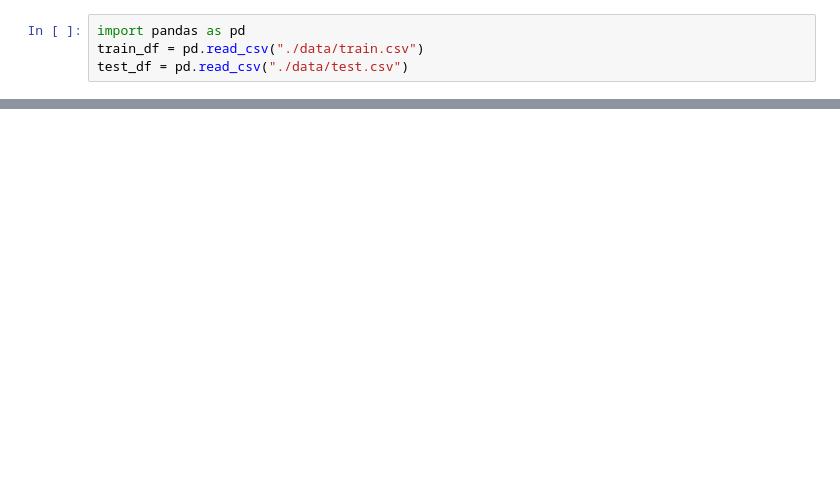
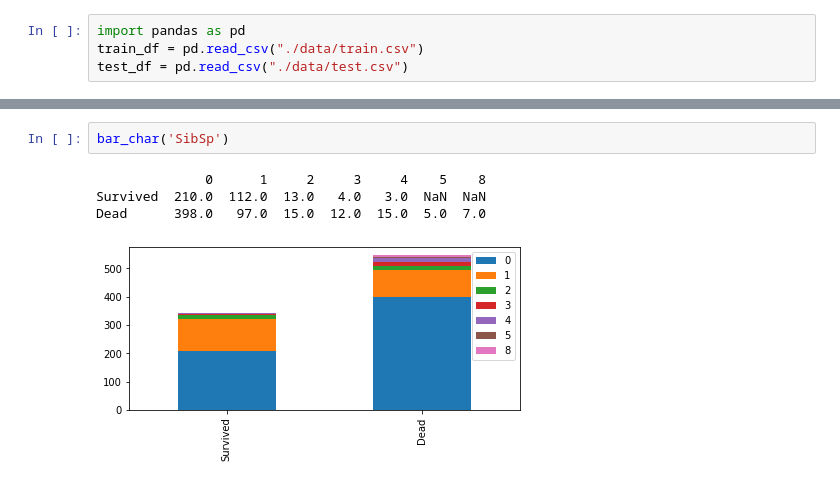
Before and after one commit to mrlee0708/kaggle-titanic, a Jupyter notebook: titanic-miran.ipynb, the cells around one changed output, grey strips where cells are left out. Saved outputs shown, nothing was run; the diff lists cells and outputs as text; blank space fills up the shorter version.

```diff
--- a/titanic-miran.ipynb
+++ b/titanic-miran.ipynb
@@ -16,0 +78,7 @@ train_df.head() #Preview
+# %%
+bar_char('SibSp')
+# %% [output]
+              0      1     2     3     4    5    8
+Survived  210.0  112.0  13.0   4.0   3.0  NaN  NaN
+Dead      398.0   97.0  15.0  12.0  15.0  5.0  7.0
+[figure, added]
```
Also changed, not shown: parts of 10 cells of this notebook.
